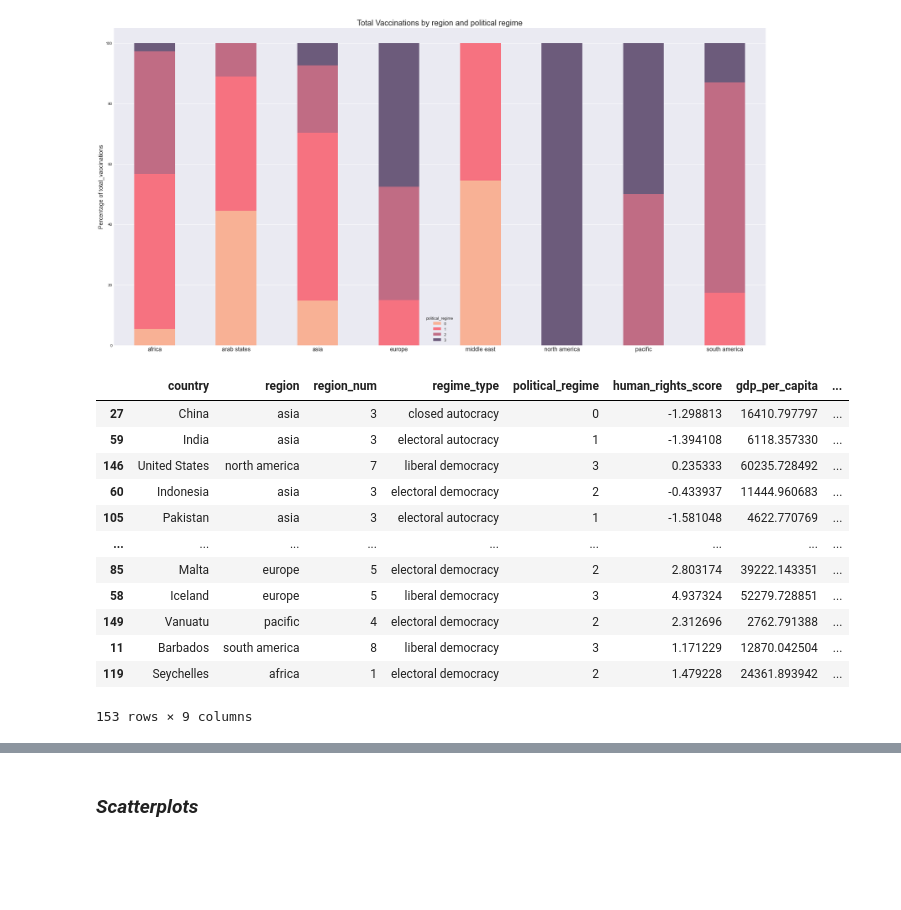
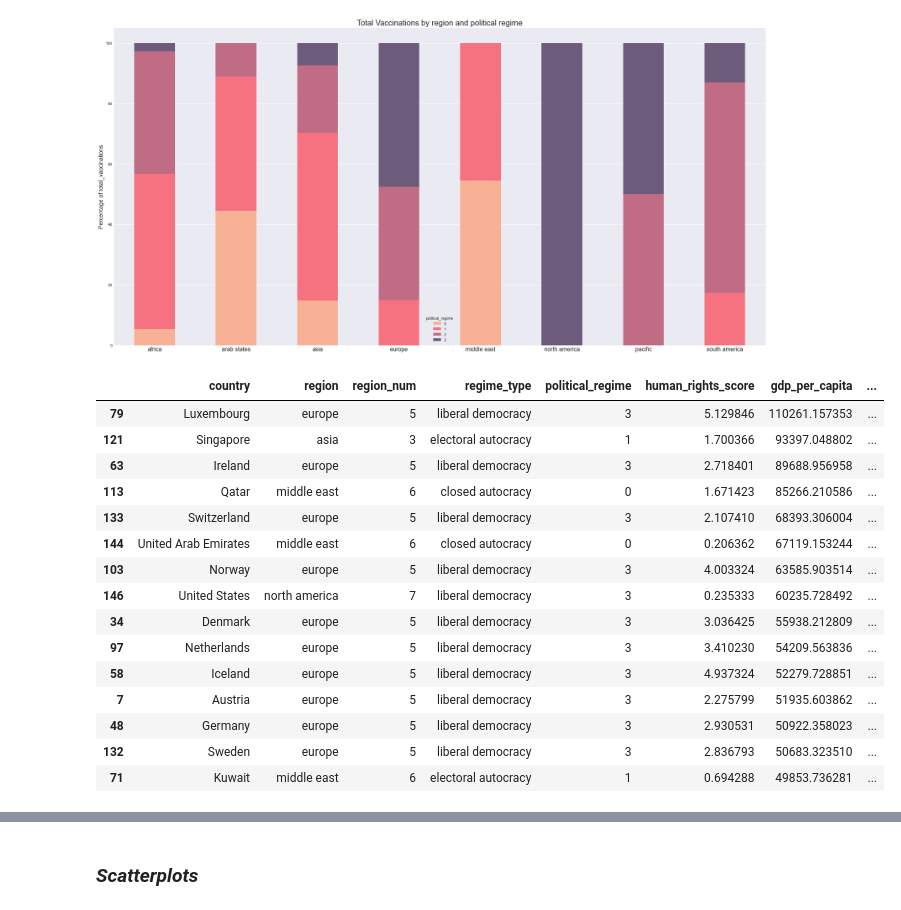
Before and after one commit to RuizLorenzoChavez/DATA100-Finals-COVID-Vaccination-Tracker, a Jupyter notebook: group1-data-storytelling.ipynb, the cells around one changed output, grey strips where cells are left out. Saved outputs shown, nothing was run; the diff lists cells and outputs as text; code cells hidden in the pictures; blank space fills up the shorter version.

```diff
--- a/group1-data-storytelling.ipynb
+++ b/group1-data-storytelling.ipynb
@@ -725,0 +735,5 @@ prime_dataset.loc[prime_dataset.region=='middle east','region_num'] = 6
+# %%
+prime_dataset['fully_vaccinated_absolute'] = round(prime_dataset.loc[:,'population']*(prime_dataset.loc[:,'fully_vaccinated_percent']/100))
+prime_dataset['fully_vaccinated_absolute'] = prime_dataset['fully_vaccinated_absolute'].astype(int)
+
+prime_dataset
@@ -726,7 +764,7 @@ prime_dataset.loc[prime_dataset.region=='middle east','region_num'] = 6
 # %% [markdown]
 ### *Finalizing features*
 # %%
-prime_dataset = prime_dataset[['country','region','region_num','regime_type','political_regime','human_rights_score','gdp_per_capita','population','fully_vaccinated_percent']]
+prime_dataset = prime_dataset[['country','region','region_num','regime_type','political_regime','human_rights_score','gdp_per_capita','population','fully_vaccinated_absolute','fully_vaccinated_percent']]
 prime_dataset
 # %% [output]
 |  | country | region | region_num | regime_type | political_regime | human_rights_score | gdp_per_capita | ... |
@@ -869,18 +910,21 @@ ax.xaxis.grid(False);
 # %% [output]
 [figure]
 # %%
-prime_dataset.sort_values(by='population',ascending=False)
+prime_dataset.sort_values(by='gdp_per_capita',ascending=False).head(15)
 # %% [output]
 |  | country | region | region_num | regime_type | political_regime | human_rights_score | gdp_per_capita | ... |
-| 27 | China | asia | 3 | closed autocracy | 0 | -1.298813 | 16410.797797 | ... |
-| 59 | India | asia | 3 | electoral autocracy | 1 | -1.394108 | 6118.357330 | ... |
+| 79 | Luxembourg | europe | 5 | liberal democracy | 3 | 5.129846 | 110261.157353 | ... |
+| 121 | Singapore | asia | 3 | electoral autocracy | 1 | 1.700366 | 93397.048802 | ... |
+| 63 | Ireland | europe | 5 | liberal democracy | 3 | 2.718401 | 89688.956958 | ... |
+| 113 | Qatar | middle east | 6 | closed autocracy | 0 | 1.671423 | 85266.210586 | ... |
+| 133 | Switzerland | europe | 5 | liberal democracy | 3 | 2.107410 | 68393.306004 | ... |
+| 144 | United Arab Emirates | middle east | 6 | closed autocracy | 0 | 0.206362 | 67119.153244 | ... |
+| 103 | Norway | europe | 5 | liberal democracy | 3 | 4.003324 | 63585.903514 | ... |
 | 146 | United States | north america | 7 | liberal democracy | 3 | 0.235333 | 60235.728492 | ... |
-| 60 | Indonesia | asia | 3 | electoral democracy | 2 | -0.433937 | 11444.960683 | ... |
-| 105 | Pakistan | asia | 3 | electoral autocracy | 1 | -1.581048 | 4622.770769 | ... |
-| ... | ... | ... | ... | ... | ... | ... | ... | ... |
-| 85 | Malta | europe | 5 | electoral democracy | 2 | 2.803174 | 39222.143351 | ... |
+| 34 | Denmark | europe | 5 | liberal democracy | 3 | 3.036425 | 55938.212809 | ... |
+| 97 | Netherlands | europe | 5 | liberal democracy | 3 | 3.410230 | 54209.563836 | ... |
 | 58 | Iceland | europe | 5 | liberal democracy | 3 | 4.937324 | 52279.728851 | ... |
-| 149 | Vanuatu | pacific | 4 | electoral democracy | 2 | 2.312696 | 2762.791388 | ... |
-| 11 | Barbados | south america | 8 | liberal democracy | 3 | 1.171229 | 12870.042504 | ... |
-| 119 | Seychelles | africa | 1 | electoral democracy | 2 | 1.479228 | 24361.893942 | ... |
+| 7 | Austria | europe | 5 | liberal democracy | 3 | 2.275799 | 51935.603862 | ... |
+| 48 | Germany | europe | 5 | liberal democracy | 3 | 2.930531 | 50922.358023 | ... |
+| 132 | Sweden | europe | 5 | liberal democracy | 3 | 2.836793 | 50683.323510 | ... |
+| 71 | Kuwait | middle east | 6 | electoral autocracy | 1 | 0.694288 | 49853.736281 | ... |
-153 rows × 9 columns
```
Also changed, not shown: parts of 17 cells of this notebook, 1 other file.
